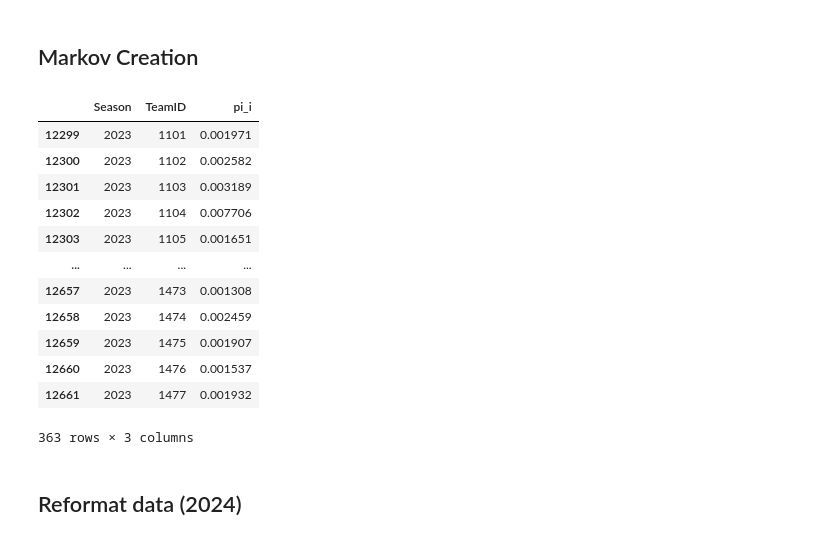
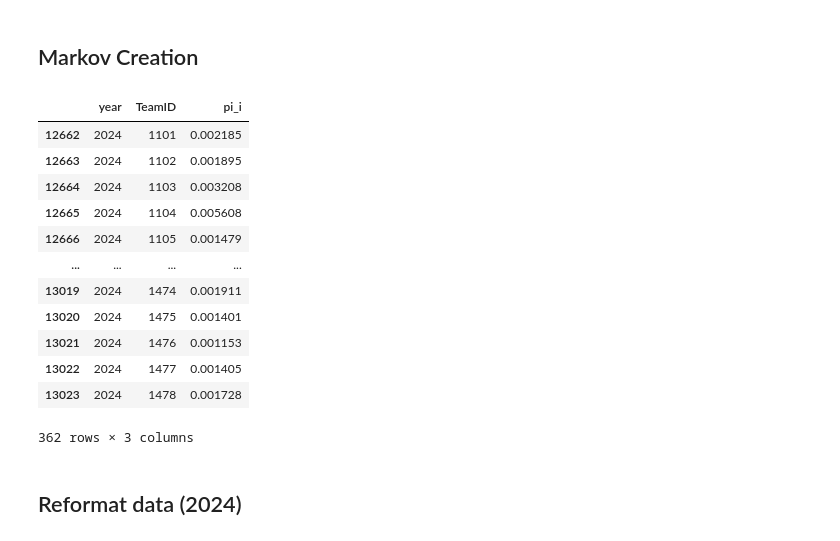
Before and after one commit to dylanfarrell/march-madness-bracket-prediction, a Jupyter notebook: data_engineering/stationary_probabilities.ipynb, the cells around one changed output. Drawn from its saved outputs; the diff is of its cells as text; code cells hidden in the pictures.

Commit message:
new 2024 gold data

```diff
--- a/data_engineering/stationary_probabilities.ipynb
+++ b/data_engineering/stationary_probabilities.ipynb
@@ -17,8 +17,7 @@ ModuleNotFoundError: No module named 'sklearn'
 # %%
-data_folder = 'data/2023/kaggle_data'
 # Read in datasets
-regular_seasons = pd.read_csv(f"{data_folder}/MRegularSeasonCompactResults.csv", dtype = {'WTeamID':str,'LTeamID':str})
-teams = pd.read_csv(f"{data_folder}/MTeams.csv")
+regular_seasons = pd.read_csv(f"{hf.get_kaggle_dir(CURRENT_YR)}/MRegularSeasonCompactResults.csv", dtype = {'WTeamID':str,'LTeamID':str})
+teams = pd.read_csv(f"{hf.get_kaggle_dir(CURRENT_YR)}/MTeams.csv")
 # %%
 # Helper functions
 
@@ -219,6 +218,6 @@ stationary_dfs = []
 for season in tqdm(regular_seasons.Season.unique()):
     t_matrix = get_transition(season, t_prob_team_lookup)
     stationary_df = get_stationary(t_matrix)
-    stationary_df['Season'] = season
+    stationary_df['year'] = season
     stationary_dfs.append(stationary_df)
 # %%
@@ -229,19 +227,19 @@ markov_df.to_csv(f'../data/{year}/generated_data/stationary_probabilities.csv',
 # %%
-markov_df[markov_df['Season']==2023]
+markov_df[markov_df['year']==2024]
 # %% [output]
-|  | Season | TeamID | pi_i |
-| 12299 | 2023 | 1101 | 0.001971 |
-| 12300 | 2023 | 1102 | 0.002582 |
-| 12301 | 2023 | 1103 | 0.003189 |
-| 12302 | 2023 | 1104 | 0.007706 |
-| 12303 | 2023 | 1105 | 0.001651 |
+|  | year | TeamID | pi_i |
+| 12662 | 2024 | 1101 | 0.002185 |
+| 12663 | 2024 | 1102 | 0.001895 |
+| 12664 | 2024 | 1103 | 0.003208 |
+| 12665 | 2024 | 1104 | 0.005608 |
+| 12666 | 2024 | 1105 | 0.001479 |
 | ... | ... | ... | ... |
-| 12657 | 2023 | 1473 | 0.001308 |
-| 12658 | 2023 | 1474 | 0.002459 |
-| 12659 | 2023 | 1475 | 0.001907 |
-| 12660 | 2023 | 1476 | 0.001537 |
-| 12661 | 2023 | 1477 | 0.001932 |
+| 13019 | 2024 | 1474 | 0.001911 |
+| 13020 | 2024 | 1475 | 0.001401 |
+| 13021 | 2024 | 1476 | 0.001153 |
+| 13022 | 2024 | 1477 | 0.001405 |
+| 13023 | 2024 | 1478 | 0.001728 |
-363 rows × 3 columns
+362 rows × 3 columns
 # %% [markdown]
 ## Reformat data (2024)
 # %%
```
Also changed, not shown: parts of 4 cells of this notebook, 13 other files.
